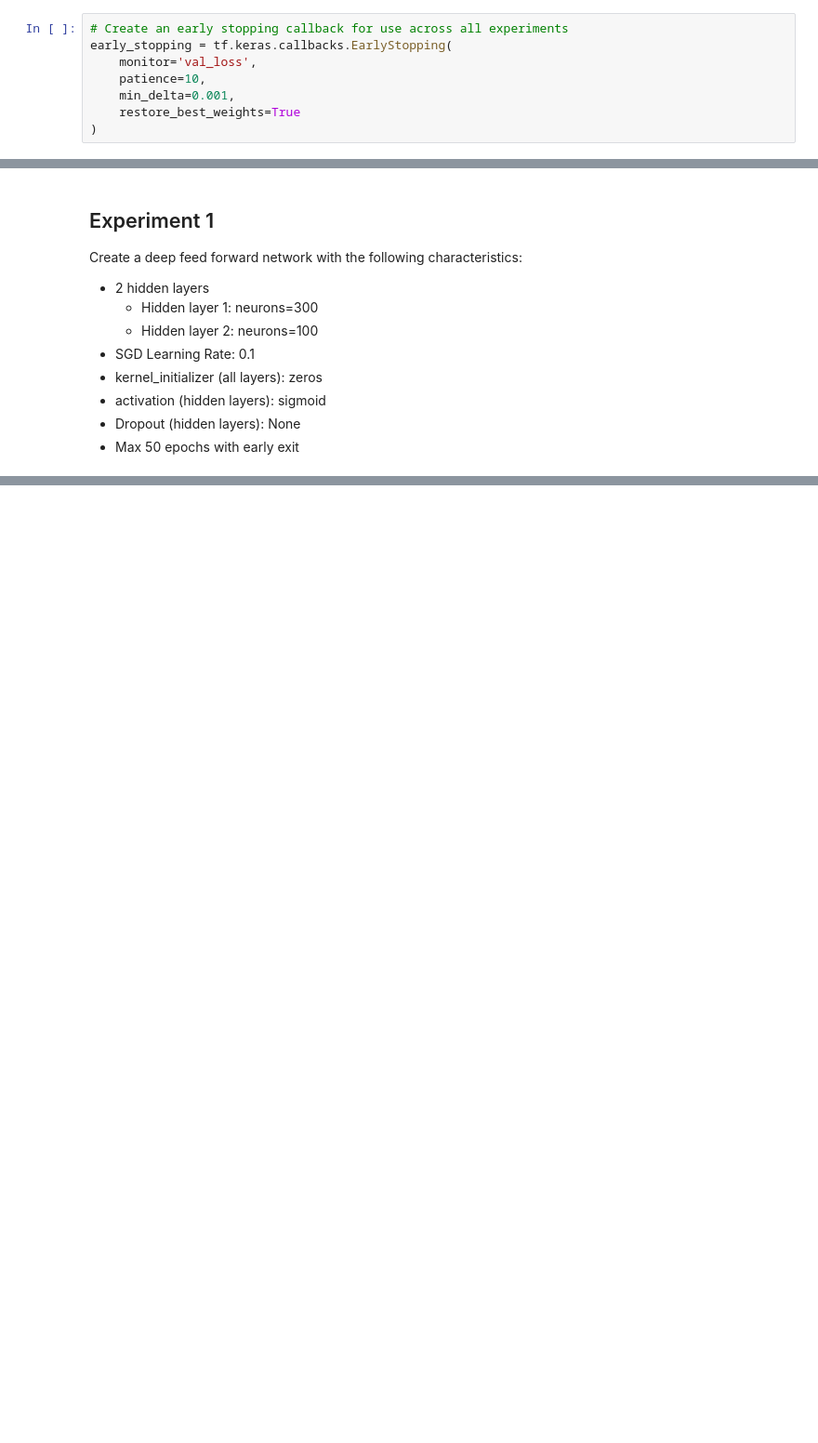
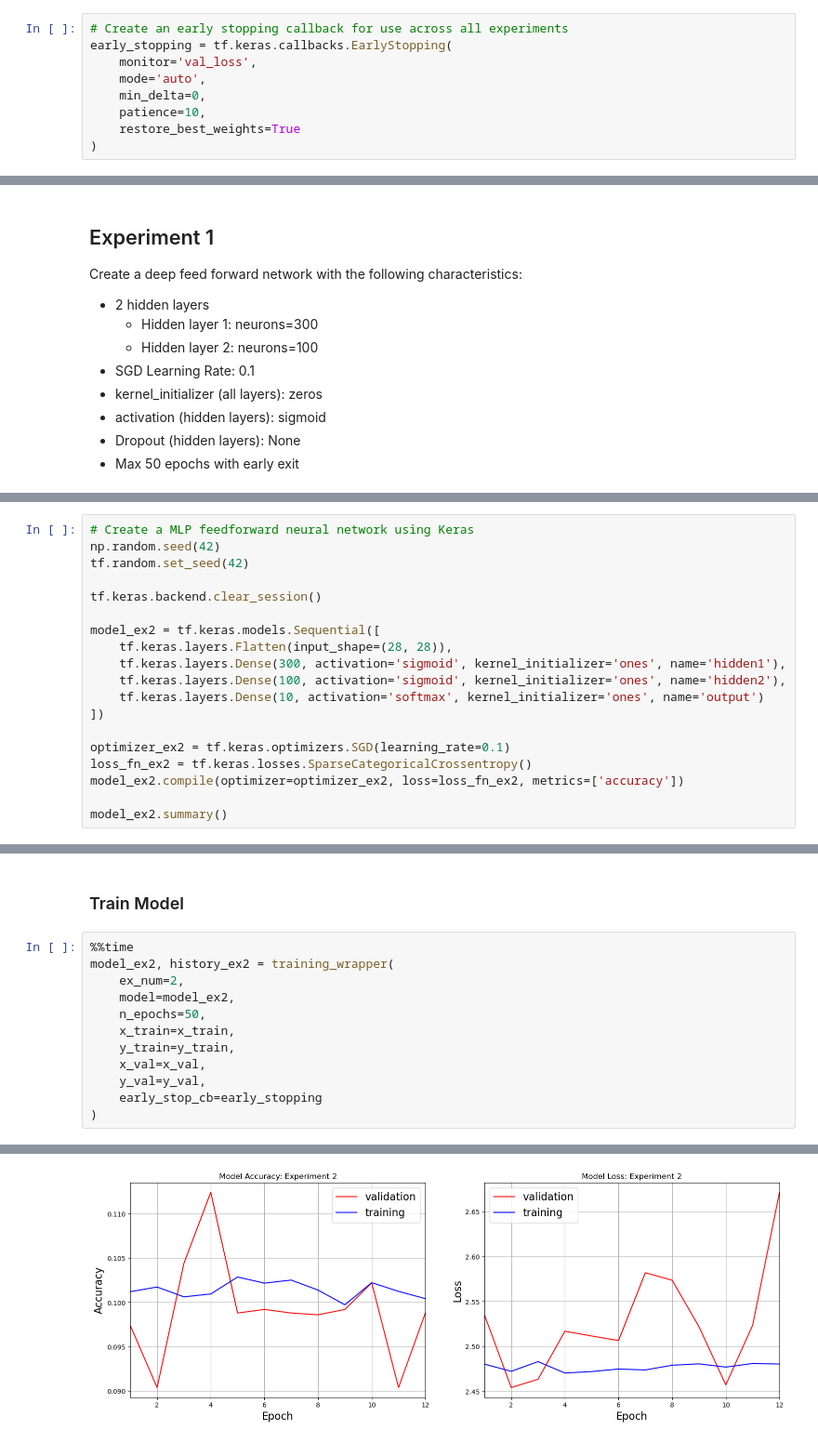
Before and after one commit to zmswanson/ecen878_mlp_classifiers, a Jupyter notebook: swanson_assignment3a.ipynb, the cells around one changed output, grey strips where cells are left out. Shown at 93% size. Saved outputs shown, nothing was run; the diff lists cells and outputs as text; blank space fills up the shorter version.

```diff
--- a/swanson_assignment3a.ipynb
+++ b/swanson_assignment3a.ipynb
@@ -202,7 +219,8 @@ def plot_learning_curves(history, title):
 # Create an early stopping callback for use across all experiments
 early_stopping = tf.keras.callbacks.EarlyStopping(
     monitor='val_loss',
+    mode='auto',
+    min_delta=0,
     patience=10,
-    min_delta=0.001,
     restore_best_weights=True
 )
@@ -327,0 +421,19 @@ weighted avg       0.61      0.62      0.60     10000
+# %%
+# Create a MLP feedforward neural network using Keras
+np.random.seed(42)
+tf.random.set_seed(42)
+
+tf.keras.backend.clear_session()
+
+model_ex2 = tf.keras.models.Sequential([
+    tf.keras.layers.Flatten(input_shape=(28, 28)),
+    tf.keras.layers.Dense(300, activation='sigmoid', kernel_initializer='ones', name='hidden1'),
+    tf.keras.layers.Dense(100, activation='sigmoid', kernel_initializer='ones', name='hidden2'),
+    tf.keras.layers.Dense(10, activation='softmax', kernel_initializer='ones', name='output')
+])
+
+optimizer_ex2 = tf.keras.optimizers.SGD(learning_rate=0.1)
+loss_fn_ex2 = tf.keras.losses.SparseCategoricalCrossentropy()
+model_ex2.compile(optimizer=optimizer_ex2, loss=loss_fn_ex2, metrics=['accuracy'])
+
+model_ex2.summary()
@@ -327,0 +458,15 @@ weighted avg       0.61      0.62      0.60     10000
+# %% [markdown]
+### Train Model
+# %%
+%%time
+model_ex2, history_ex2 = training_wrapper(
+    ex_num=2,
+    model=model_ex2,
+    n_epochs=50,
+    x_train=x_train,
+    y_train=y_train,
+    x_val=x_val,
+    y_val=y_val,
+    early_stop_cb=early_stopping
+)
+# %% [output]
@@ -327,0 +490 @@ weighted avg       0.61      0.62      0.60     10000
+[figure, added]
```
Also changed, not shown: parts of 80 cells of this notebook.
